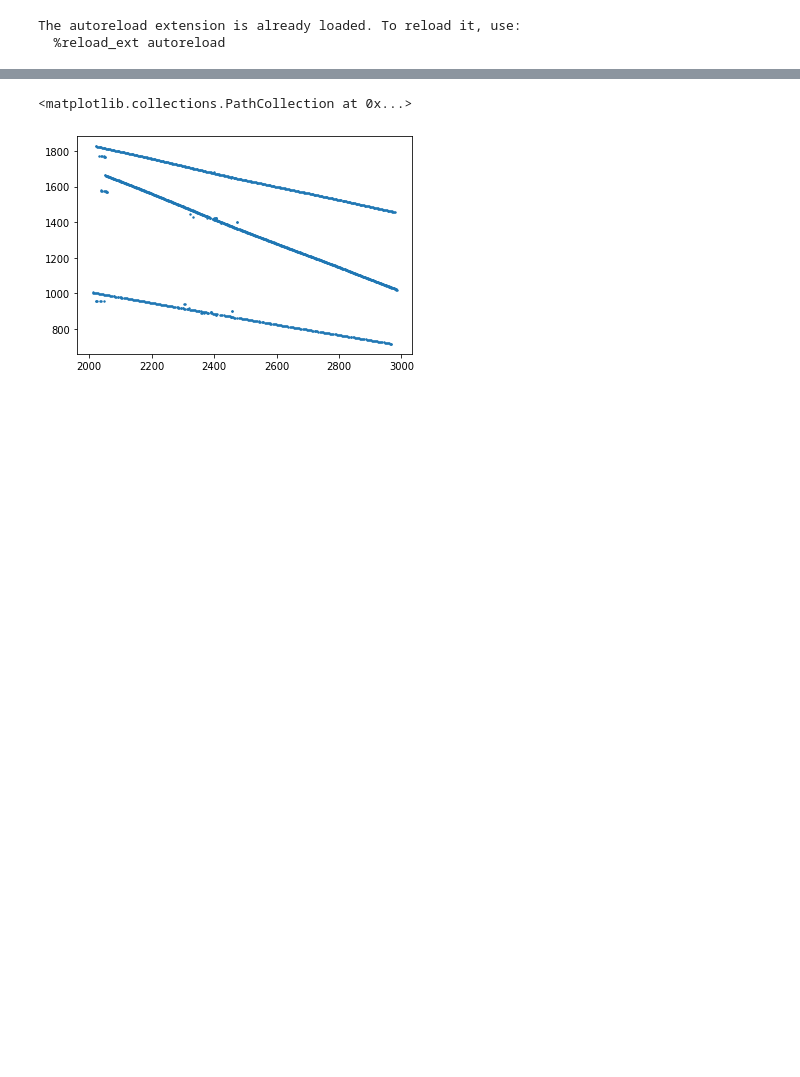
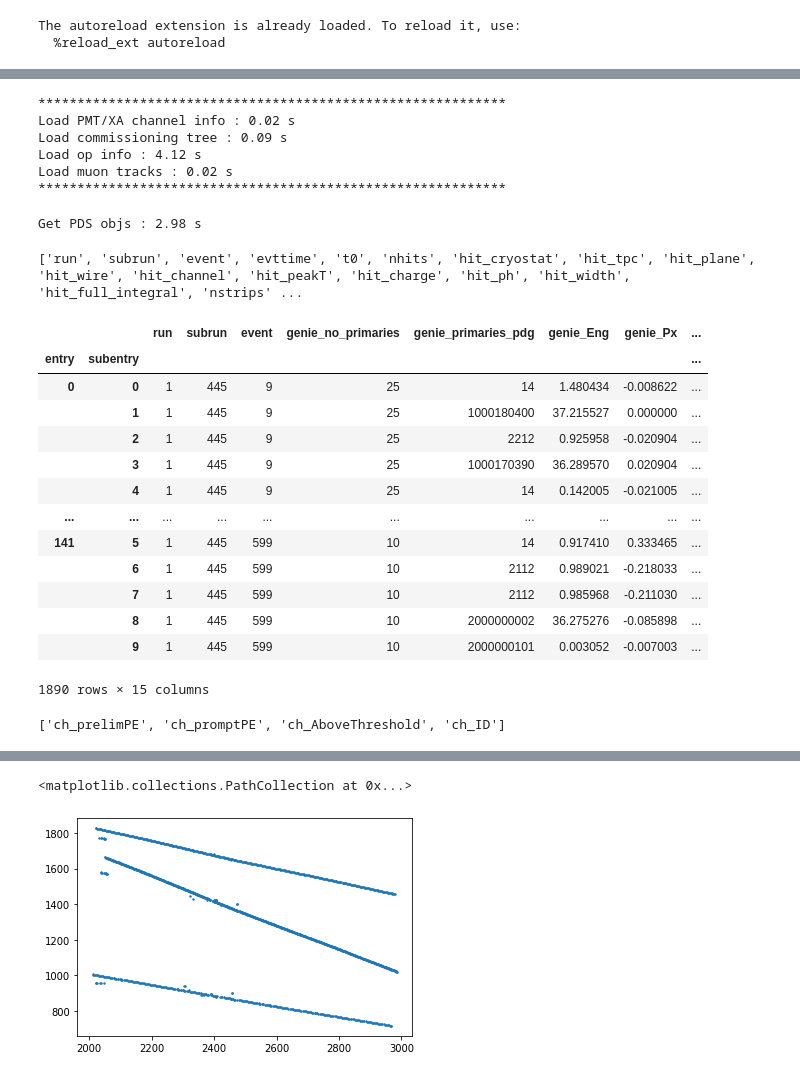
Before and after one commit to bear-is-asleep/PAD2, a Jupyter notebook: testing.ipynb, the cells around one changed output, grey strips where cells are left out. Cells and saved outputs as stored; diff of their text form; code cells hidden in the pictures; blank space fills up the shorter version.

Commit message:
added tpc1 and muon info

```diff
--- a/testing.ipynb
+++ b/testing.ipynb
@@ -33,4 +39,48 @@ tree =
+# %%
+muon_dir = '/sbnd/data/users/brindenc/analyze_sbnd/PDS/pgun2/'
+l = Loader(muon_dir,PAD_DIR,'hitdumper_tree.root',load_muon=True)
+# %% [output]
+************************************************************
+Load PMT/XA channel info : 0.02 s
+Load commissioning tree : 0.09 s
+Load op info : 4.12 s
+Load muon tracks : 0.02 s
+************************************************************
+# %%
+l.get_event(1,0,2)
+#l.muon_evt
+pmts = l.get_pmt_list(0)
+# %% [output]
+Get PDS objs : 2.98 s
+# %%
+tree = uproot.open(f'{DATA_DIR}/{HDUMP_NAME}:hitdumper;1/hitdumpertree;1')
+l = tree.keys()
+#print(l)
+# %% [output]
+['run', 'subrun', 'event', 'evttime', 't0', 'nhits', 'hit_cryostat', 'hit_tpc', 'hit_plane', 'hit_wire', 'hit_channel', 'hit_peakT', 'hit_charge', 'hit_ph', 'hit_width', 'hit_full_integral', 'nstrips' ...
+# %%
+gen_keys = [key for key in tree.keys() if 'genie' in key or 'nu' in key]
+gen_df = tree.arrays(hdr_keys+gen_keys,library='pd')
+gen_df[1]
+# %% [output]
+|  |  | run | subrun | event | genie_no_primaries | genie_primaries_pdg | genie_Eng | genie_Px | ... |
+| entry | subentry |  |  |  |  |  |  |  | ... |
+| 0 | 0 | 1 | 445 | 9 | 25 | 14 | 1.480434 | -0.008622 | ... |
+|  | 1 | 1 | 445 | 9 | 25 | 1000180400 | 37.215527 | 0.000000 | ... |
+|  | 2 | 1 | 445 | 9 | 25 | 2212 | 0.925958 | -0.020904 | ... |
+|  | 3 | 1 | 445 | 9 | 25 | 1000170390 | 36.289570 | 0.020904 | ... |
+|  | 4 | 1 | 445 | 9 | 25 | 14 | 0.142005 | -0.021005 | ... |
+| ... | ... | ... | ... | ... | ... | ... | ... | ... | ... |
+| 141 | 5 | 1 | 445 | 599 | 10 | 14 | 0.917410 | 0.333465 | ... |
+|  | 6 | 1 | 445 | 599 | 10 | 2112 | 0.989021 | -0.218033 | ... |
+|  | 7 | 1 | 445 | 599 | 10 | 2112 | 0.985968 | -0.211030 | ... |
+|  | 8 | 1 | 445 | 599 | 10 | 2000000002 | 36.275276 | -0.085898 | ... |
+|  | 9 | 1 | 445 | 599 | 10 | 2000000101 | 0.003052 | -0.007003 | ... |
+1890 rows × 15 columns
 # %%
 ch_keys = [key for key in ishan.keys() if 'ch_' in key]
 arr = ishan.arrays(ch_keys,library='np')
+ch_keys
+# %% [output]
+['ch_prelimPE', 'ch_promptPE', 'ch_AboveThreshold', 'ch_ID']
 # %%
```
Also changed, not shown: parts of 6 cells of this notebook, 6 other files.
